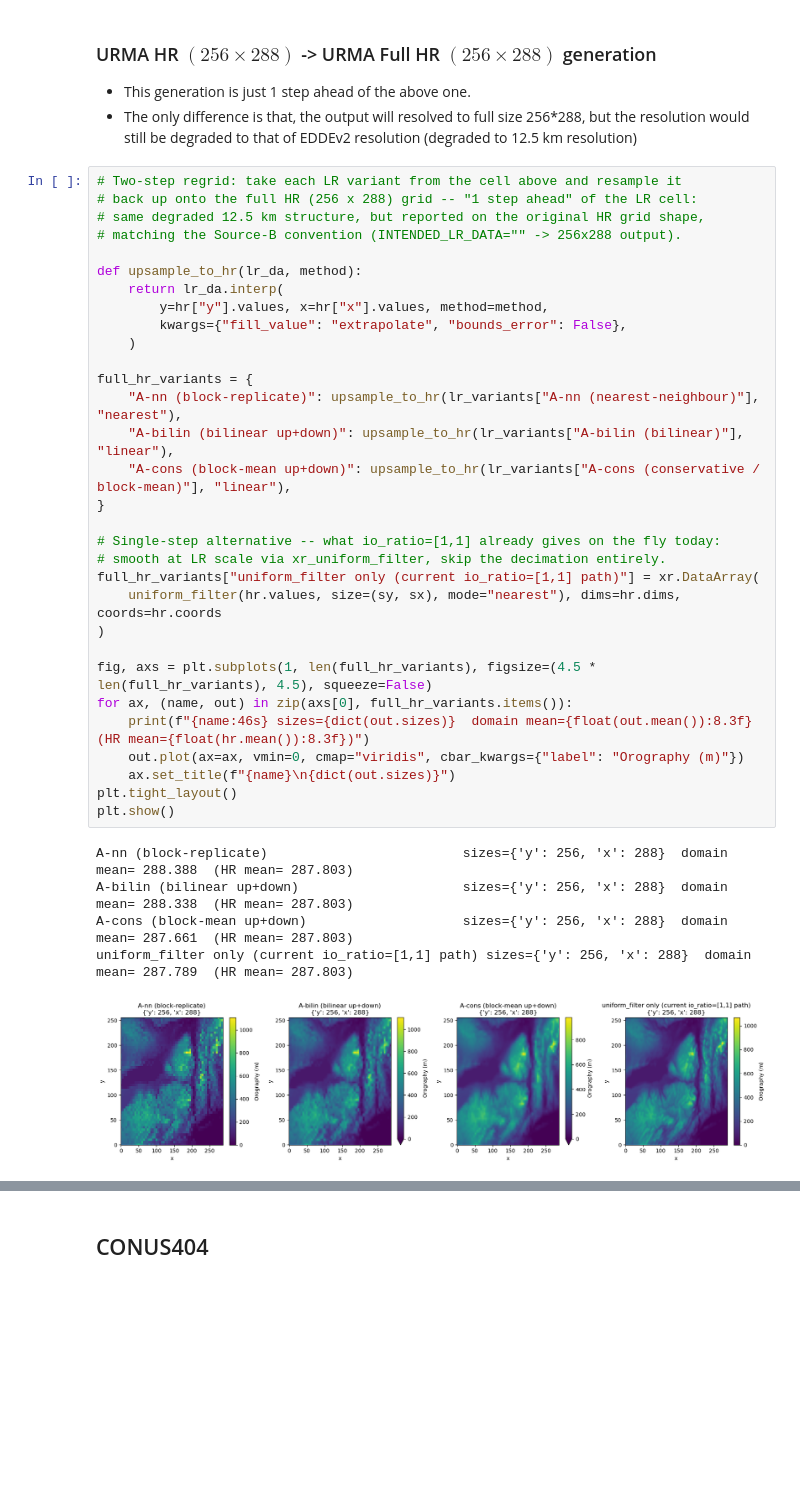
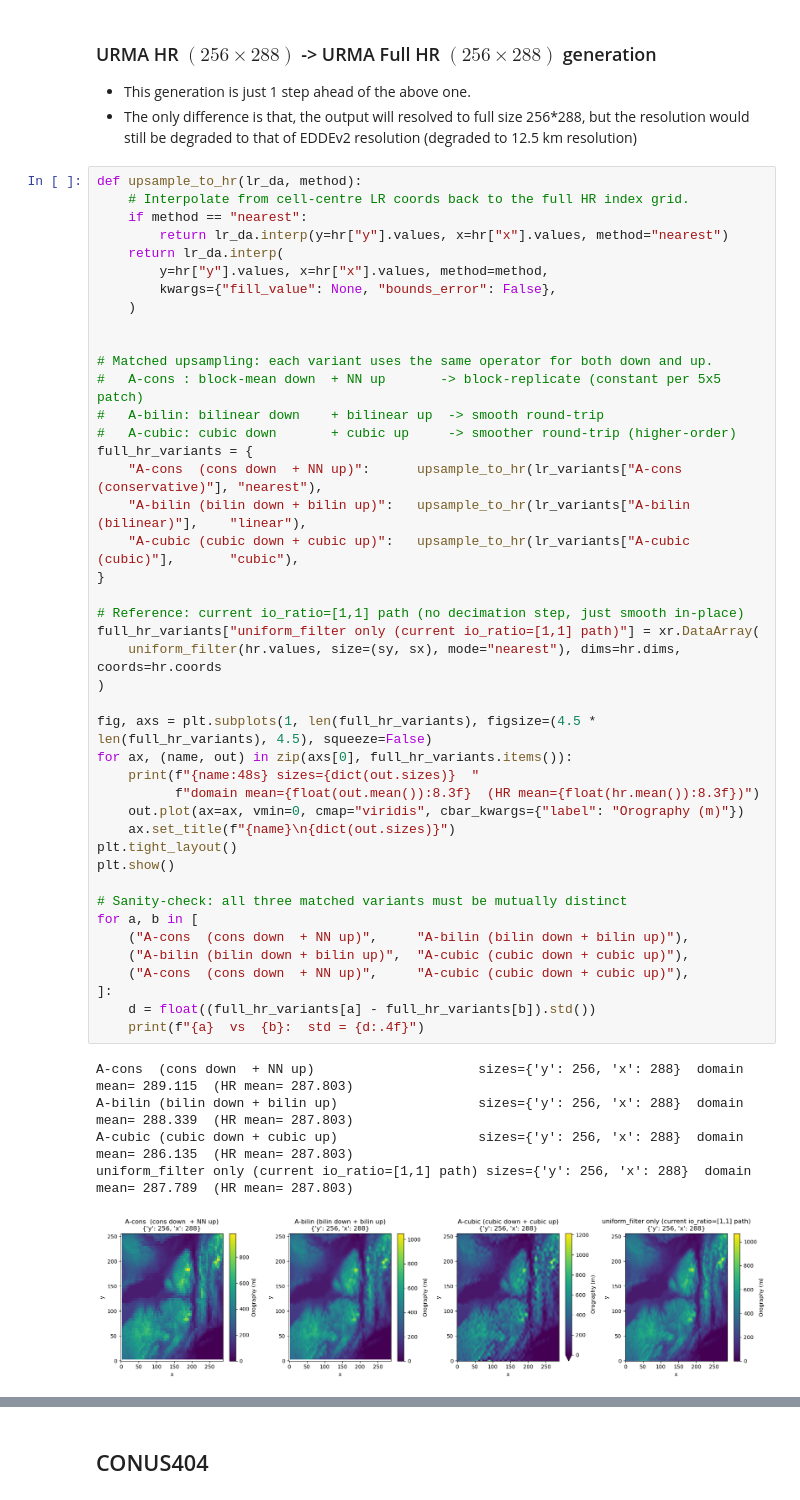
Before and after one commit to HarishBaki/met-data-products, a Jupyter notebook: data_notes.ipynb, the cells around one changed output, grey strips where cells are left out. Saved outputs shown, nothing was run; the diff lists cells and outputs as text; blank space fills up the shorter version.

```diff
--- a/data_notes.ipynb
+++ b/data_notes.ipynb
@@ -271,39 +301,51 @@ uniform_filter + stride (current _urma_to_lr)  sizes={'y': 52, 'x': 58}  domain
 - This generation is just 1 step ahead of the above one.
 - The only difference is that, the output will resolved to full size 256*288, but the resolution would still be degraded to that of EDDEv2 resolution (degraded to 12.5 km resolution)
 # %%
-# Two-step regrid: take each LR variant from the cell above and resample it
-# back up onto the full HR (256 x 288) grid -- "1 step ahead" of the LR cell:
-# same degraded 12.5 km structure, but reported on the original HR grid shape,
-# matching the Source-B convention (INTENDED_LR_DATA="" -> 256x288 output).
-
 def upsample_to_hr(lr_da, method):
+    # Interpolate from cell-centre LR coords back to the full HR index grid.
+    if method == "nearest":
+        return lr_da.interp(y=hr["y"].values, x=hr["x"].values, method="nearest")
     return lr_da.interp(
         y=hr["y"].values, x=hr["x"].values, method=method,
-        kwargs={"fill_value": "extrapolate", "bounds_error": False},
+        kwargs={"fill_value": None, "bounds_error": False},
     )
 
+
+# Matched upsampling: each variant uses the same operator for both down and up.
+#   A-cons : block-mean down  + NN up       -> block-replicate (constant per 5x5 patch)
+#   A-bilin: bilinear down    + bilinear up  -> smooth round-trip
+#   A-cubic: cubic down       + cubic up     -> smoother round-trip (higher-order)
 full_hr_variants = {
-    "A-nn (block-replicate)": upsample_to_hr(lr_variants["A-nn (nearest-neighbour)"], "nearest"),
-    "A-bilin (bilinear up+down)": upsample_to_hr(lr_variants["A-bilin (bilinear)"], "linear"),
-    "A-cons (block-mean up+down)": upsample_to_hr(lr_variants["A-cons (conservative / block-mean)"], "linear"),
+    "A-cons  (cons down  + NN up)":      upsample_to_hr(lr_variants["A-cons (conservative)"], "nearest"),
+    "A-bilin (bilin down + bilin up)":   upsample_to_hr(lr_variants["A-bilin (bilinear)"],    "linear"),
+    "A-cubic (cubic down + cubic up)":   upsample_to_hr(lr_variants["A-cubic (cubic)"],       "cubic"),
 }
 
-# Single-step alternative -- what io_ratio=[1,1] already gives on the fly today:
-# smooth at LR scale via xr_uniform_filter, skip the decimation entirely.
+# Reference: current io_ratio=[1,1] path (no decimation step, just smooth in-place)
 full_hr_variants["uniform_filter only (current io_ratio=[1,1] path)"] = xr.DataArray(
     uniform_filter(hr.values, size=(sy, sx), mode="nearest"), dims=hr.dims, coords=hr.coords
 )
 
 fig, axs = plt.subplots(1, len(full_hr_variants), figsize=(4.5 * len(full_hr_variants), 4.5), squeeze=False)
 for ax, (name, out) in zip(axs[0], full_hr_variants.items()):
-    print(f"{name:46s} sizes={dict(out.sizes)}  domain mean={float(out.mean()):8.3f}  (HR mean={float(hr.mean()):8.3f})")
+    print(f"{name:48s} sizes={dict(out.sizes)}  "
+          f"domain mean={float(out.mean()):8.3f}  (HR mean={float(hr.mean()):8.3f})")
     out.plot(ax=ax, vmin=0, cmap="viridis", cbar_kwargs={"label": "Orography (m)"})
     ax.set_title(f"{name}\n{dict(out.sizes)}")
 plt.tight_layout()
 plt.show()
+
+# Sanity-check: all three matched variants must be mutually distinct
+for a, b in [
+    ("A-cons  (cons down  + NN up)",     "A-bilin (bilin down + bilin up)"),
+    ("A-bilin (bilin down + bilin up)",  "A-cubic (cubic down + cubic up)"),
+    ("A-cons  (cons down  + NN up)",     "A-cubic (cubic down + cubic up)"),
+]:
+    d = float((full_hr_variants[a] - full_hr_variants[b]).std())
+    print(f"{a}  vs  {b}:  std = {d:.4f}")
 # %% [output]
-A-nn (block-replicate)                         sizes={'y': 256, 'x': 288}  domain mean= 288.388  (HR mean= 287.803)
-A-bilin (bilinear up+down)                     sizes={'y': 256, 'x': 288}  domain mean= 288.338  (HR mean= 287.803)
-A-cons (block-mean up+down)                    sizes={'y': 256, 'x': 288}  domain mean= 287.661  (HR mean= 287.803)
+A-cons  (cons down  + NN up)                     sizes={'y': 256, 'x': 288}  domain mean= 289.115  (HR mean= 287.803)
+A-bilin (bilin down + bilin up)                  sizes={'y': 256, 'x': 288}  domain mean= 288.339  (HR mean= 287.803)
+A-cubic (cubic down + cubic up)                  sizes={'y': 256, 'x': 288}  domain mean= 286.135  (HR mean= 287.803)
 uniform_filter only (current io_ratio=[1,1] path) sizes={'y': 256, 'x': 288}  domain mean= 287.789  (HR mean= 287.803)
-[figure, old version]
+[figure, new version]
```
Also changed, not shown: parts of 4 cells of this notebook.
